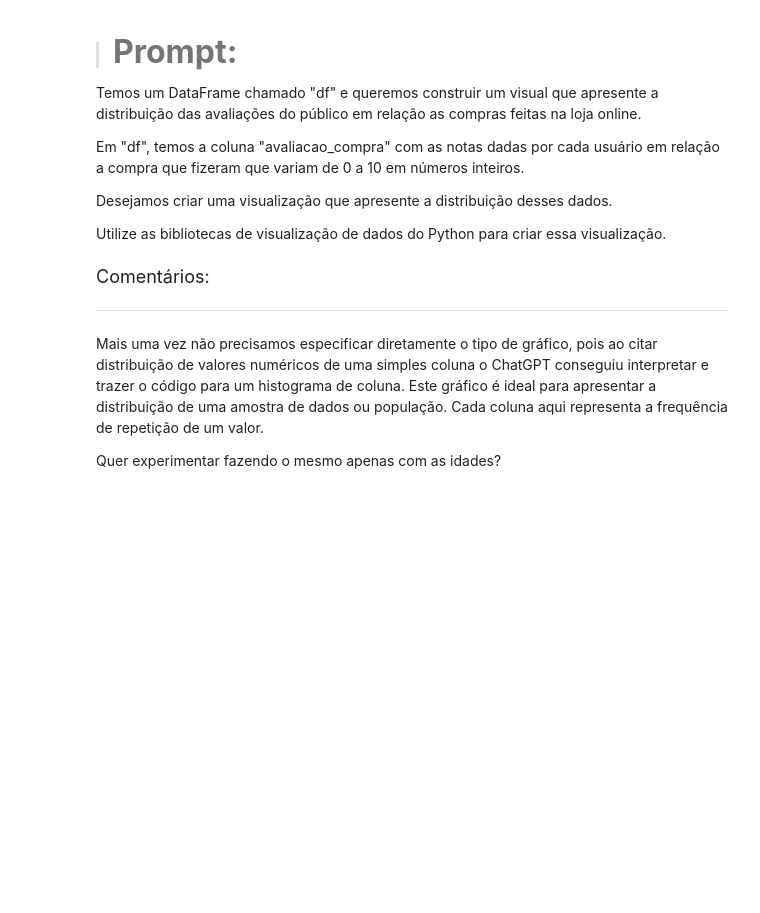
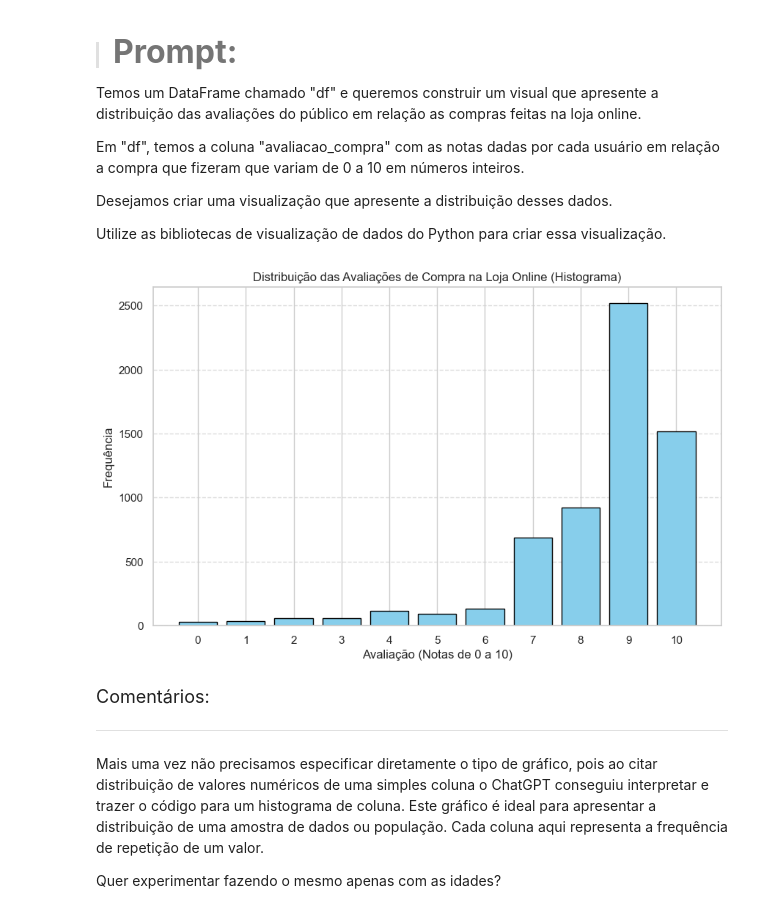
Before and after one commit to JCrpa/curso11_python_data_science_IA_dataviz, a Jupyter notebook: Projeto_Inicial_IA_aplicada_a_Data_Science.ipynb, the cells around one changed output. Drawn from its saved outputs; the diff is of its cells as text; code cells hidden in the pictures; blank space fills up the shorter version.

Commit message:
calcular a frequência de cada avaliação, importar a biblioteca numpy, definir os bins (barras) para o histograma e criar o gráfico em formato de histograma_modulo3-aula4

```diff
--- a/Projeto_Inicial_IA_aplicada_a_Data_Science.ipynb
+++ b/Projeto_Inicial_IA_aplicada_a_Data_Science.ipynb
@@ -963,3 +968,31 @@ Utilize as bibliotecas de visualização de dados do Python para criar essa visu
+# %%
+# Define os 'bins' (barras) para o histograma
+min_rating = df['avaliacao_compra'].min()
+max_rating = df['avaliacao_compra'].max()
+bins = np.arange(min_rating - 0.5, max_rating + 1.5, 1)
+# %%
+# Cria o histograma
+plt.figure(figsize=(10, 6)) # Define o tamanho da figura para melhor visualização
+plt.hist(
+    df['avaliacao_compra'], # Os dados a serem plotados
+    bins=bins,             # Os 'bins' definidos
+    color='skyblue',       # Cor das barras
+    edgecolor='black',     # Cor da borda das barras
+    rwidth=0.8             # Largura relativa das barras (para criar um pequeno espaço entre elas)
+)
+
+plt.title('Distribuição das Avaliações de Compra na Loja Online (Histograma)') # Título do gráfico
+plt.xlabel('Avaliação (Notas de 0 a 10)') # Rótulo do eixo X
+plt.ylabel('Frequência') # Rótulo do eixo Y (representa o número de ocorrências)
+plt.xticks(np.arange(0, 11)) # Define os 'ticks' do eixo X para cada número inteiro de 0 a 10
+plt.grid(axis='y', linestyle='--', alpha=0.7) # Adiciona linhas de grade horizontais para facilitar a leitura
+
+# Salva o gráfico em um arquivo PNG
+plt.savefig('distribuicao_avaliacoes_compra_histograma.png')
+
+plt.show()
+# %% [output]
+[figure, added]
 # %% [markdown]
 <font color="7b71ff" size=4> Comentários: </font>
 
```
Also changed, not shown: parts of 2 cells of this notebook, 1 other file.
